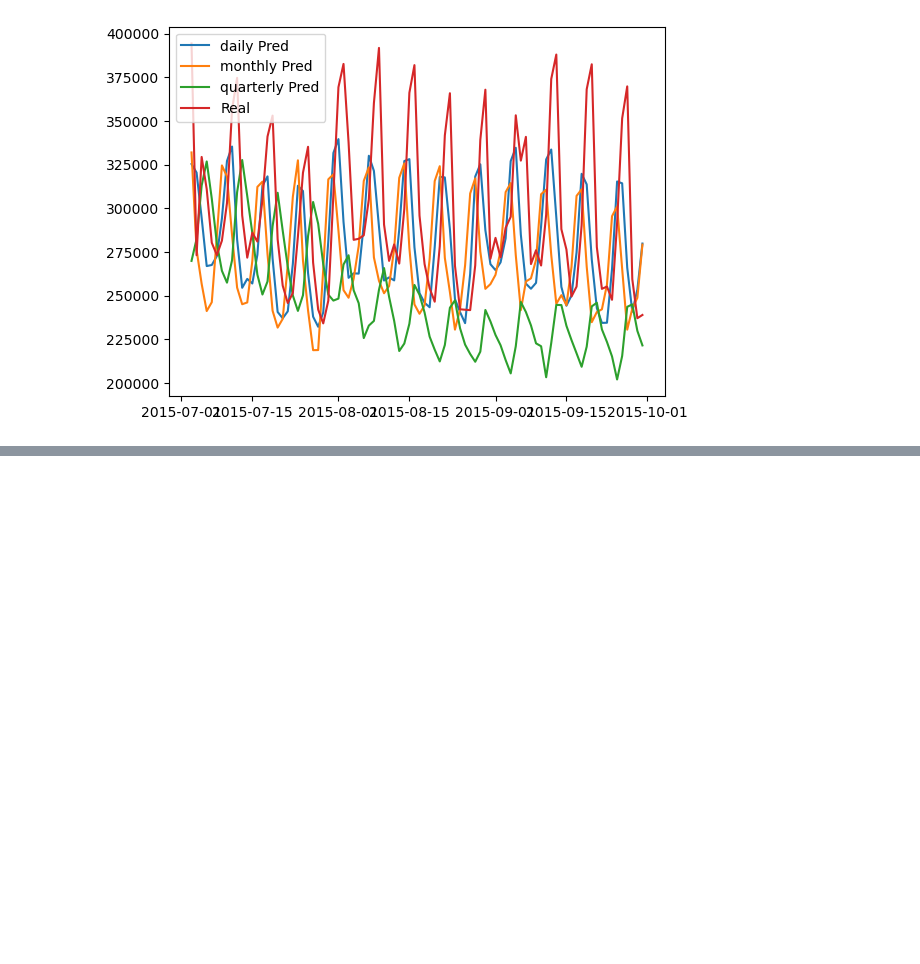
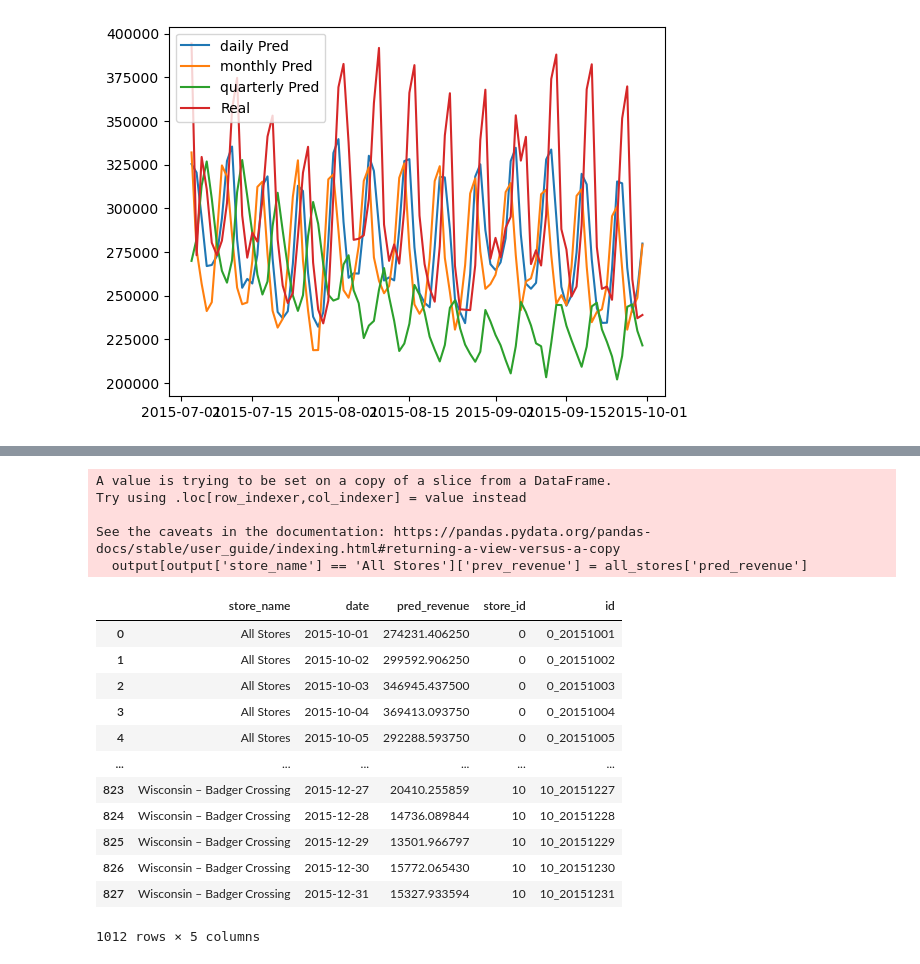
Before and after one commit to davidavivb/AdvancedML_Project, a Jupyter notebook: project.ipynb, the cells around one changed output, grey strips where cells are left out. Drawn from its saved outputs; the diff is of its cells as text; code cells hidden in the pictures; blank space fills up the shorter version.

```diff
--- a/project.ipynb
+++ b/project.ipynb
@@ -318,0 +508,33 @@ plt.show()
+# %%
+output = (pd.concat(future_results.values())[['store_name', 'date', 'pred_revenue']]
+            .reset_index(drop=True))
+output[output['store_name'] == 'All Stores']['prev_revenue'] = all_stores['pred_revenue']
+output = output.merge(df[['store_name', 'store_id']].drop_duplicates(), on='store_name', how='left')
+
+output = output.sort_values(['store_id', 'date'])
+
+output['id'] = output['store_id'].astype(str) + '_' + output['date'].dt.strftime('%Y%m%d')
+output[['id', 'pred_revenue']].rename(columns = {'pred_revenue': 'prediction'}).set_index('id').to_csv('results.csv')
+# output[['id', 'pred_revenue']].to_csv('predictions.csv', index=False)
+# %% [output]
+A value is trying to be set on a copy of a slice from a DataFrame.
+Try using .loc[row_indexer,col_indexer] = value instead
+
+See the caveats in the documentation: https://pandas.pydata.org/pandas-docs/stable/user_guide/indexing.html#returning-a-view-versus-a-copy
+  output[output['store_name'] == 'All Stores']['prev_revenue'] = all_stores['pred_revenue']
+# %%
+output
+# %% [output]
+|  | store_name | date | pred_revenue | store_id | id |
+| 0 | All Stores | 2015-10-01 | 274231.406250 | 0 | 0_20151001 |
+| 1 | All Stores | 2015-10-02 | 299592.906250 | 0 | 0_20151002 |
+| 2 | All Stores | 2015-10-03 | 346945.437500 | 0 | 0_20151003 |
+| 3 | All Stores | 2015-10-04 | 369413.093750 | 0 | 0_20151004 |
+| 4 | All Stores | 2015-10-05 | 292288.593750 | 0 | 0_20151005 |
+| ... | ... | ... | ... | ... | ... |
+| 823 | Wisconsin – Badger Crossing | 2015-12-27 | 20410.255859 | 10 | 10_20151227 |
+| 824 | Wisconsin – Badger Crossing | 2015-12-28 | 14736.089844 | 10 | 10_20151228 |
+| 825 | Wisconsin – Badger Crossing | 2015-12-29 | 13501.966797 | 10 | 10_20151229 |
+| 826 | Wisconsin – Badger Crossing | 2015-12-30 | 15772.065430 | 10 | 10_20151230 |
+| 827 | Wisconsin – Badger Crossing | 2015-12-31 | 15327.933594 | 10 | 10_20151231 |
+1012 rows × 5 columns
```
Also changed, not shown: parts of 13 cells of this notebook.
